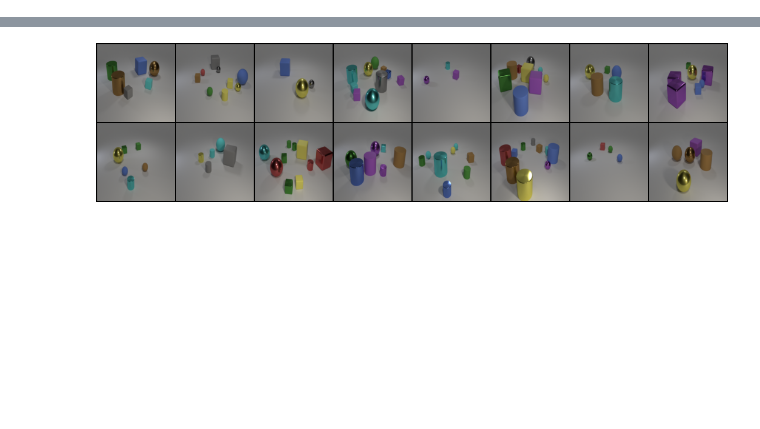
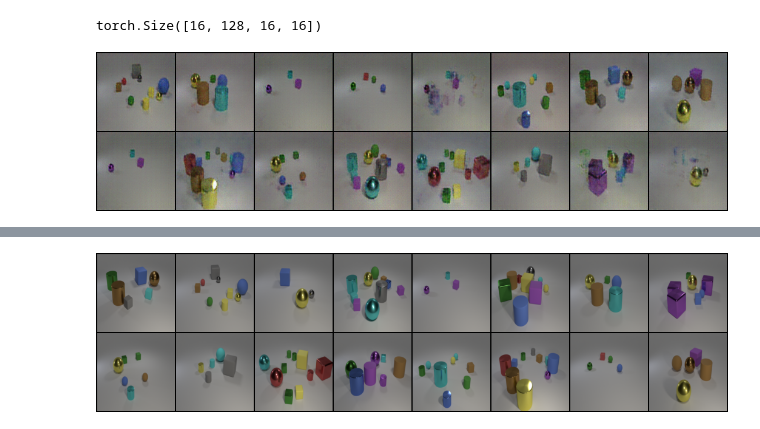
Before and after one commit to sebamenabar/SPACE-Pytorch-Implementation, a Jupyter notebook: inspect-nb.ipynb, the cells around one changed output, grey strips where cells are left out. Drawn from its saved outputs; the diff is of its cells as text; code cells hidden in the pictures; blank space fills up the shorter version.

```diff
--- a/inspect-nb.ipynb
+++ b/inspect-nb.ipynb
@@ -168 +457,6 @@ criterion = nn.SmoothL1Loss(reduction='none')
+# %%
+resnet = nn.Sequential(*list(resnet18(pretrained=True, progress=True).to(device).children())[:-4])
+resnet(inp).size()
+# %% [output]
+torch.Size([16, 128, 16, 16])
 # %%
@@ -265 +553,5 @@ for i in pbar:
     )
+# %%
+to_pil_grid(torch.sigmoid(recon).detach().cpu())
+# %% [output]
+[figure, added]
```
Also changed, not shown: parts of 39 cells of this notebook, 4 other files.
